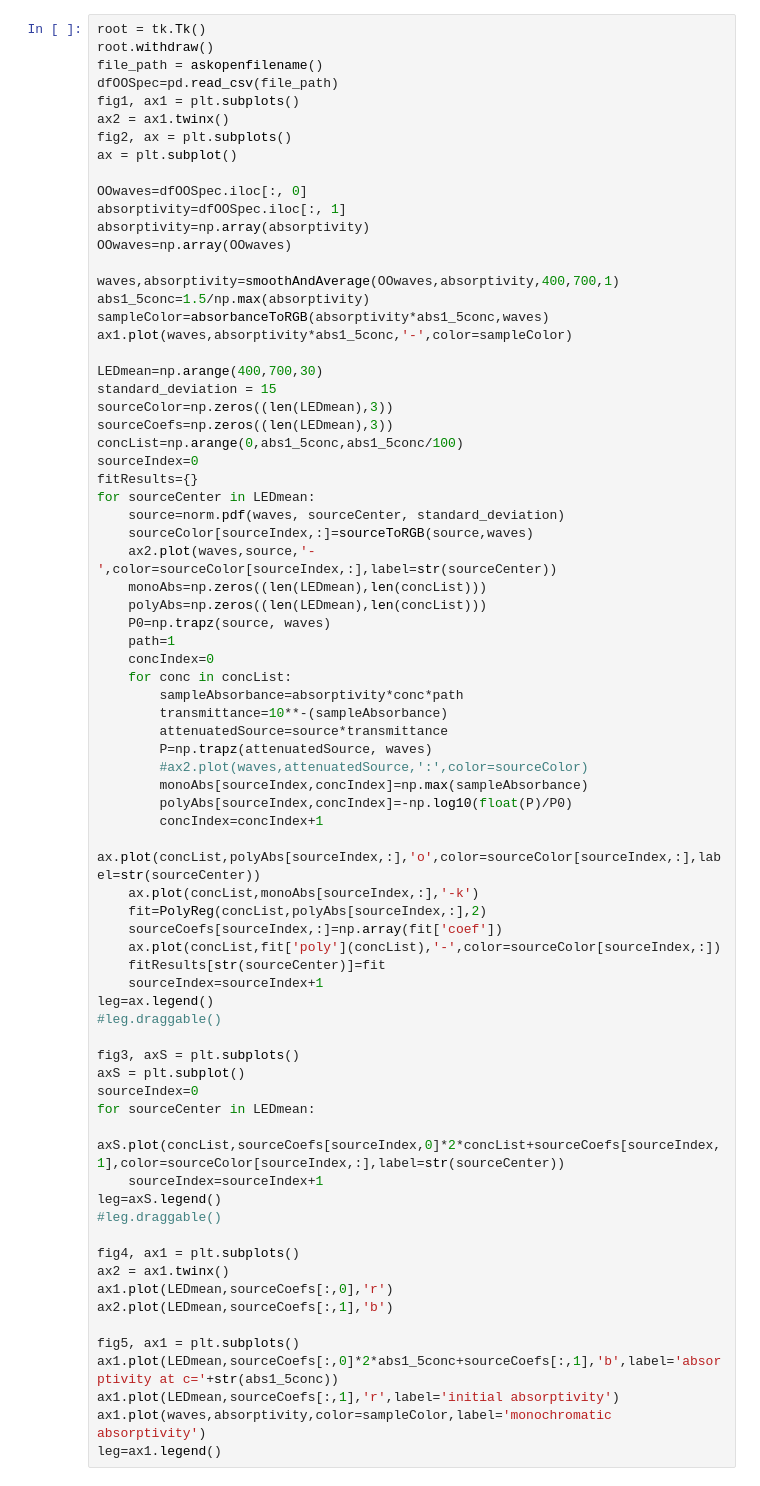
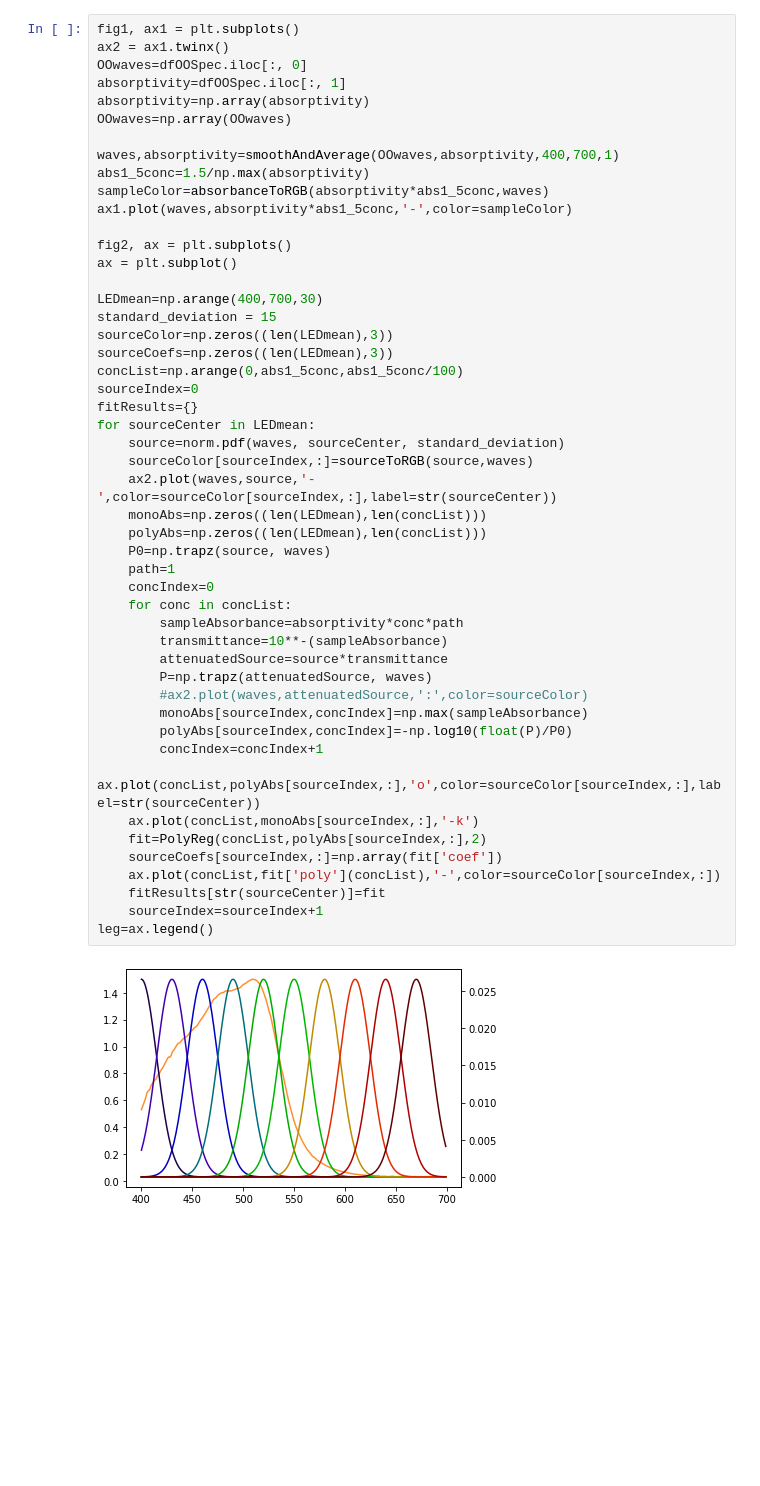
Before and after one commit to KevinCantrell/Polychromatic, a Jupyter notebook: LEDModeling.ipynb, the cells around one changed output. Cells and saved outputs as stored; diff of their text form; blank space fills up the shorter version.

```diff
--- a/LEDModeling.ipynb
+++ b/LEDModeling.ipynb
@@ -216,13 +211,6 @@ FileNotFoundError: ignored
 # %%
-root = tk.Tk()
-root.withdraw()
-file_path = askopenfilename()
-dfOOSpec=pd.read_csv(file_path)
 fig1, ax1 = plt.subplots()
 ax2 = ax1.twinx()
-fig2, ax = plt.subplots()
-ax = plt.subplot()
-
 OOwaves=dfOOSpec.iloc[:, 0]
 absorptivity=dfOOSpec.iloc[:, 1]
 absorptivity=np.array(absorptivity)
@@ -232,6 +220,9 @@ waves,absorptivity=smoothAndAverage(OOwaves,absorptivity,400,700,1)
 abs1_5conc=1.5/np.max(absorptivity)
 sampleColor=absorbanceToRGB(absorptivity*abs1_5conc,waves)
 ax1.plot(waves,absorptivity*abs1_5conc,'-',color=sampleColor)
+
+fig2, ax = plt.subplots()
+ax = plt.subplot()
 
 LEDmean=np.arange(400,700,30)
 standard_deviation = 15
@@ -239,51 +230,32 @@ sourceColor=np.zeros((len(LEDmean),3))
 sourceCoefs=np.zeros((len(LEDmean),3))
 concList=np.arange(0,abs1_5conc,abs1_5conc/100)
 sourceIndex=0
 fitResults={}
 for sourceCenter in LEDmean:
     source=norm.pdf(waves, sourceCenter, standard_deviation)
     sourceColor[sourceIndex,:]=sourceToRGB(source,waves)
     ax2.plot(waves,source,'-',color=sourceColor[sourceIndex,:],label=str(sourceCenter))
     monoAbs=np.zeros((len(LEDmean),len(concList)))
     polyAbs=np.zeros((len(LEDmean),len(concList)))
     P0=np.trapz(source, waves)
     path=1
     concIndex=0
     for conc in concList:
         sampleAbsorbance=absorptivity*conc*path
         transmittance=10**-(sampleAbsorbance)
         attenuatedSource=source*transmittance
         P=np.trapz(attenuatedSource, waves)
         #ax2.plot(waves,attenuatedSource,':',color=sourceColor)
         monoAbs[sourceIndex,concIndex]=np.max(sampleAbsorbance)
         polyAbs[sourceIndex,concIndex]=-np.log10(float(P)/P0)
         concIndex=concIndex+1
     ax.plot(concList,polyAbs[sourceIndex,:],'o',color=sourceColor[sourceIndex,:],label=str(sourceCenter))
     ax.plot(concList,monoAbs[sourceIndex,:],'-k')
     fit=PolyReg(concList,polyAbs[sourceIndex,:],2)
     sourceCoefs[sourceIndex,:]=np.array(fit['coef'])
     ax.plot(concList,fit['poly'](concList),'-',color=sourceColor[sourceIndex,:])
     fitResults[str(sourceCenter)]=fit
     sourceIndex=sourceIndex+1
 leg=ax.legend()
-#leg.draggable()
-
-fig3, axS = plt.subplots()
-axS = plt.subplot()
-sourceIndex=0
-for sourceCenter in LEDmean:
-    axS.plot(concList,sourceCoefs[sourceIndex,0]*2*concList+sourceCoefs[sourceIndex,1],color=sourceColor[sourceIndex,:],label=str(sourceCenter))
-    sourceIndex=sourceIndex+1
-leg=axS.legend()
-#leg.draggable()
-
-fig4, ax1 = plt.subplots()
-ax2 = ax1.twinx()
-ax1.plot(LEDmean,sourceCoefs[:,0],'r')
-ax2.plot(LEDmean,sourceCoefs[:,1],'b')
-
-fig5, ax1 = plt.subplots()
-ax1.plot(LEDmean,sourceCoefs[:,0]*2*abs1_5conc+sourceCoefs[:,1],'b',label='absorptivity at c='+str(abs1_5conc))
-ax1.plot(LEDmean,sourceCoefs[:,1],'r',label='initial absorptivity')
-ax1.plot(waves,absorptivity,color=sampleColor,label='monochromatic absorptivity')
-leg=ax1.legend()
+# %% [output]
+[figure, added]
```
Also changed, not shown: parts of 6 cells of this notebook.
